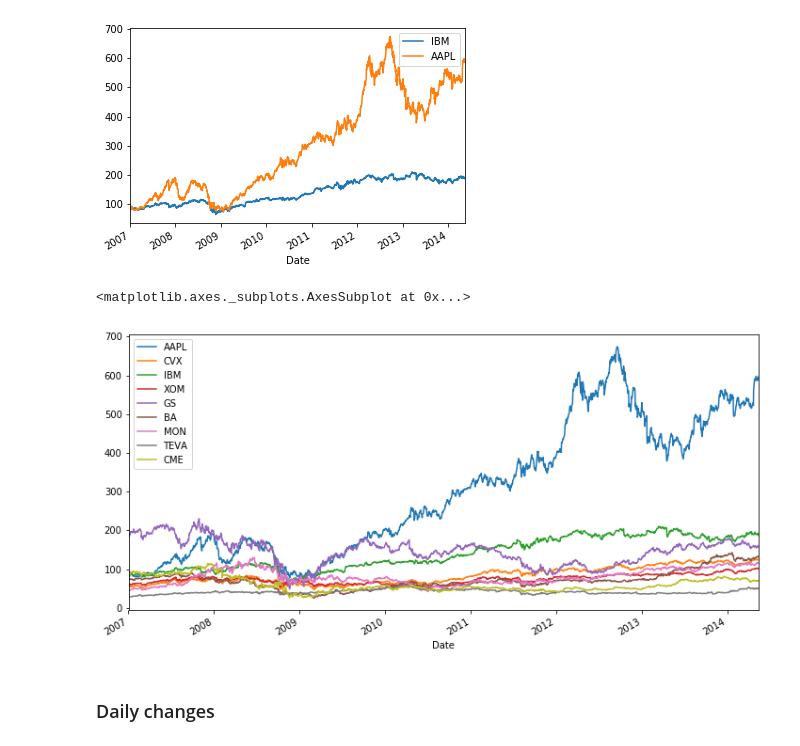
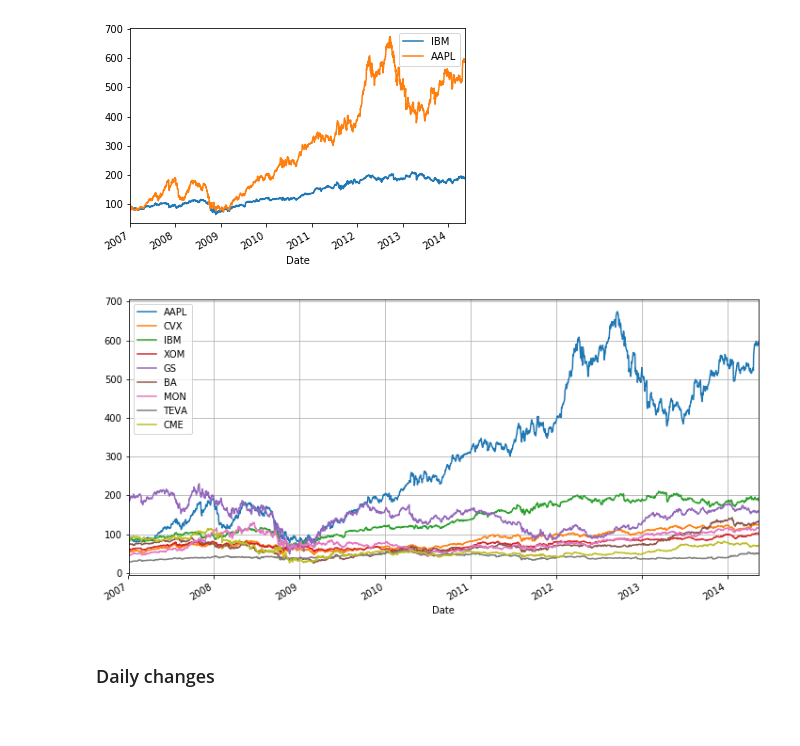
Before and after one commit to cesar-acosta/Predictive-Analytics, a Jupyter notebook: finance2.ipynb, the cells around one changed output. Drawn from its saved outputs; the diff is of its cells as text; code cells hidden in the pictures.

```diff
--- a/finance2.ipynb
+++ b/finance2.ipynb
@@ -93,7 +93,7 @@ close_px[['IBM', 'AAPL']].plot()
 # plot all prices
 # %%
 close_px.plot(figsize=(12,6))
+plt.grid()
 # %% [output]
-<matplotlib.axes._subplots.AxesSubplot at 0x...>
-[figure, old version]
+[figure, new version]
 # %%
```
Also changed, not shown: parts of 41 cells of this notebook, 1 other file.
